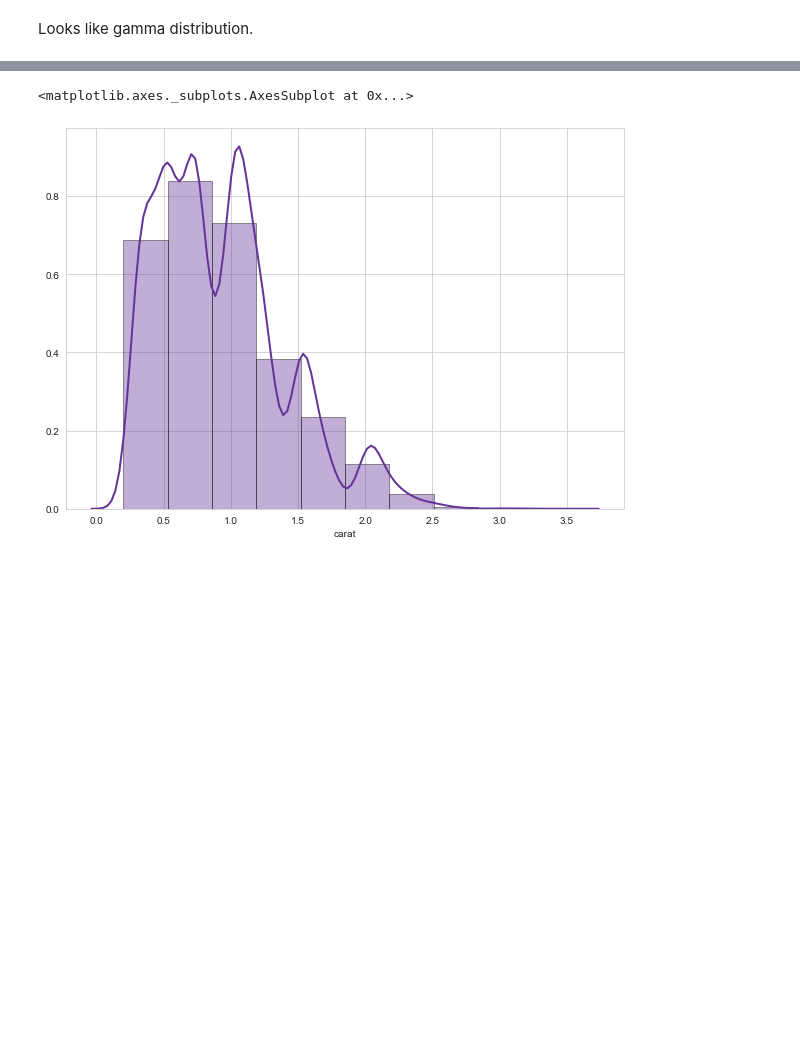
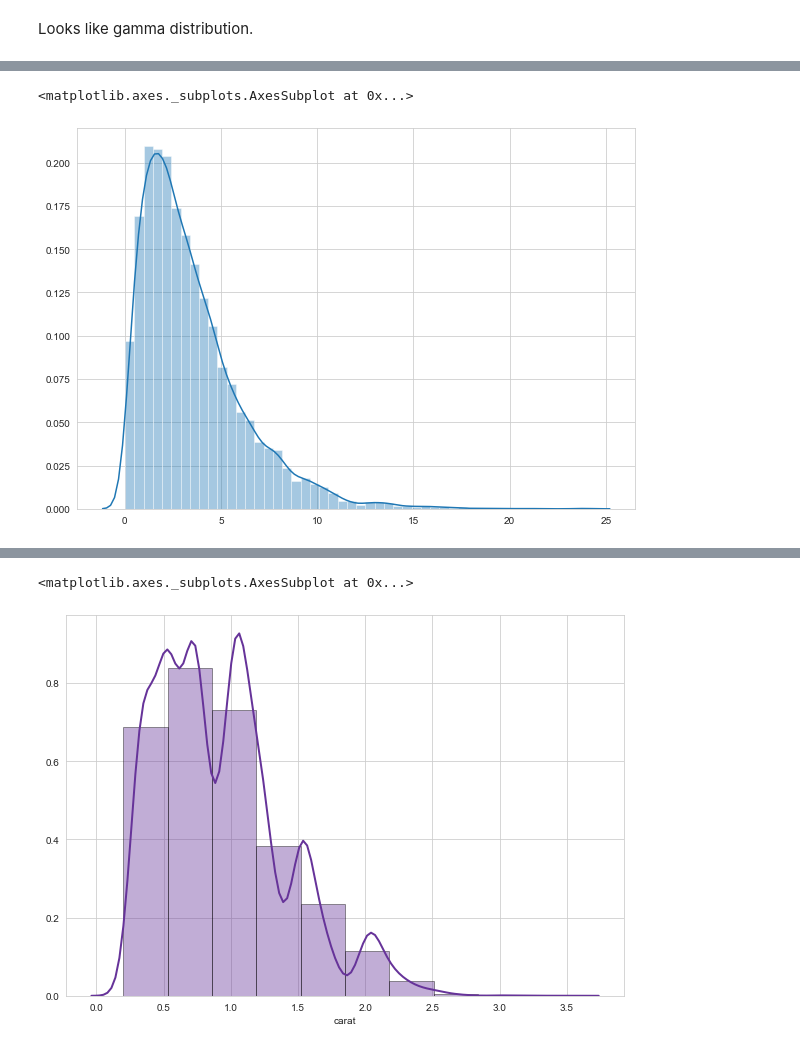
Before and after one commit to JuliaMal/ProgDA_Project2, a Jupyter notebook: Project_Diamonds.ipynb, the cells around one changed output, grey strips where cells are left out. Drawn from its saved outputs; the diff is of its cells as text; code cells hidden in the pictures; blank space fills up the shorter version.

```diff
--- a/Project_Diamonds.ipynb
+++ b/Project_Diamonds.ipynb
@@ -48,0 +57,7 @@ Looks like gamma distribution.
+# %%
+chi_sqr = np.random.noncentral_chisquare(3.5, .00000001, 10000)
+fig = plt.figure(figsize=(10,7))
+sns.distplot(chi_sqr)
+# %% [output]
+<matplotlib.axes._subplots.AxesSubplot at 0x...>
+[figure, added]
```
Also changed, not shown: parts of 25 cells of this notebook.
